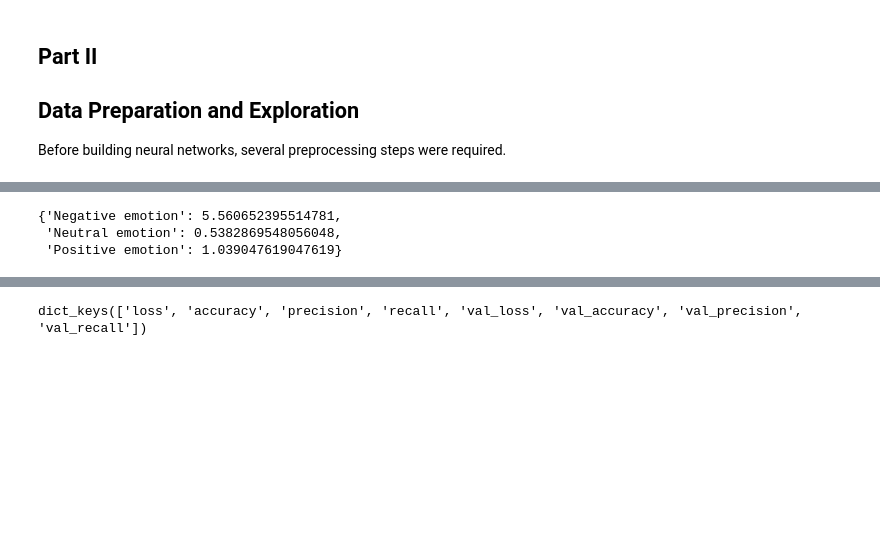
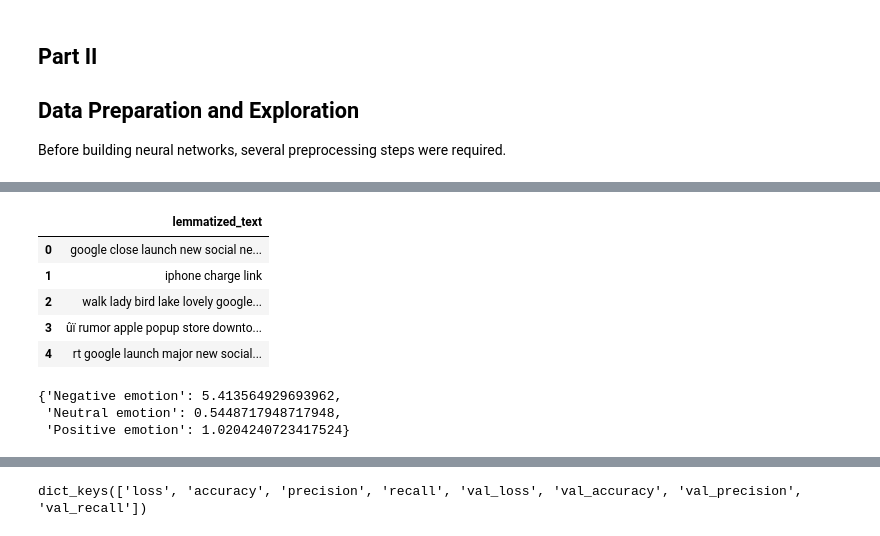
Before and after one commit to VolhaP87/Twitter_Sentiment_Analysis, a Jupyter notebook: Part II: Neural Networks.ipynb, the cells around one changed output, grey strips where cells are left out. Cells and saved outputs as stored; diff of their text form; code cells hidden in the pictures; blank space fills up the shorter version.

```diff
--- a/Part II: Neural Networks.ipynb
+++ b/Part II: Neural Networks.ipynb
@@ -109,0 +58,10 @@ X_test['text'] = X_test['text'].str.replace('#[A-Za-z0-9_]+', '', regex=True)
+# %%
+X_test = pd.read_csv('Data/X_test.csv')
+X_test.head()
+# %% [output]
+|  | lemmatized_text |
+| 0 | google close launch new social ne... |
+| 1 | iphone charge link |
+| 2 | walk lady bird lake lovely google... |
+| 3 | ûï rumor apple popup store downto... |
+| 4 | rt google launch major new social... |
@@ -128,13 +90,14 @@ from sklearn.utils import compute_class_weight
 import numpy as np
 class_weights = compute_class_weight(class_weight = "balanced",
                                      classes = np.unique(y_train_final),
-                                     y = y_train_final)
+                                     y = y_train_final.values.reshape(-1))
+
 class_weights = dict(zip(np.unique(y_train_final), class_weights))
 class_weights
 # %% [output]
-{'Negative emotion': 5.560652395514781,
- 'Neutral emotion': 0.5382869548056048,
- 'Positive emotion': 1.039047619047619}
+{'Negative emotion': 5.413564929693962,
+ 'Neutral emotion': 0.5448717948717948,
+ 'Positive emotion': 1.0204240723417524}
 # %%
 # Build a baseline neural network model
 random.seed(123)
```
Also changed, not shown: parts of 16 cells of this notebook, 8 other files.
